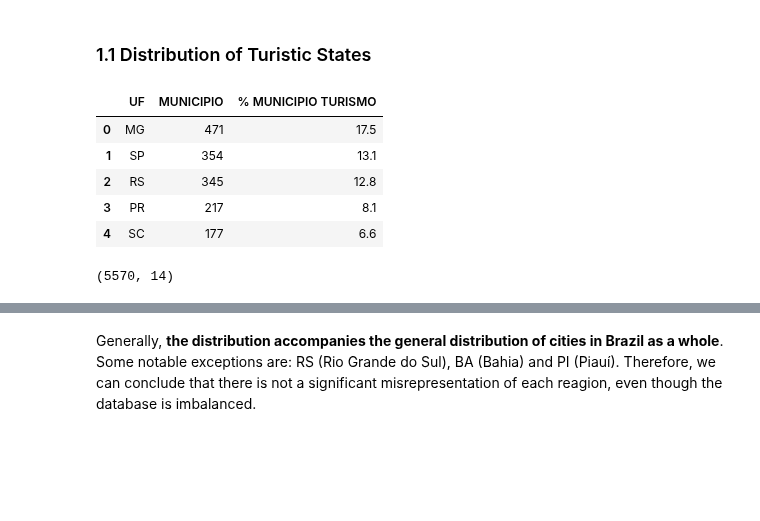
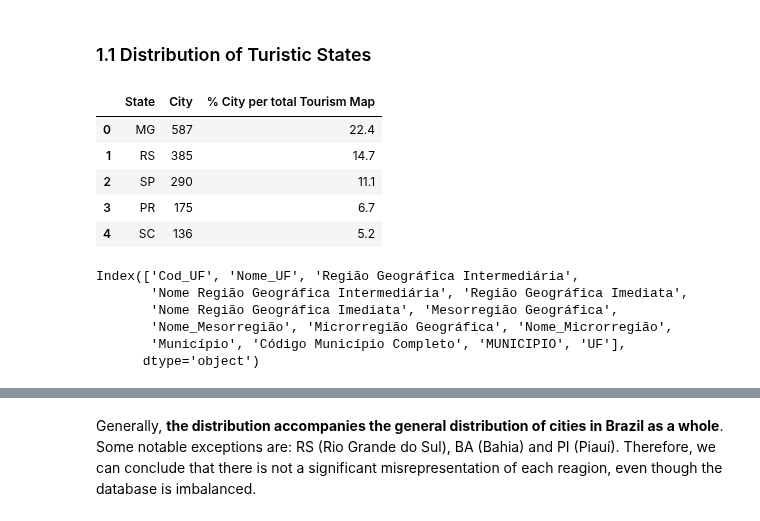
Before and after one commit to juhtolent/Brazil_Tourism, a Jupyter notebook: Exploratory Data Analysis - Tourism.ipynb, the cells around one changed output, grey strips where cells are left out. Saved outputs shown, nothing was run; the diff lists cells and outputs as text; code cells hidden in the pictures; blank space fills up the shorter version.

```diff
--- a/Exploratory Data Analysis - Tourism.ipynb
+++ b/Exploratory Data Analysis - Tourism.ipynb
@@ -12,7 +12,7 @@ import matplotlib.pyplot as plt
 import plotly.express as px
 import seaborn as sns
 # %%
-df = pd.read_excel(r"data\relatorio_categorizacao_2019-portal.xls")
+df = pd.read_excel(r"data\2021_MTur_Categorization.xlsx", header = 3)
 
 df.head()
 # %% [output]
@@ -25,3 +25,14 @@ df.head()
+# %%
+#renaming columns to english
+df.rename({'UF': 'State',
+           'Município': 'City',
+           'Região Turística': 'Tourist Region',
+           'Domésticos': 'Domestic Tourists',
+           'Internacionais': 'International Tourists',
+           'Estabelecimentos': 'Establishments', #Quantity of establishments related to tourism
+           'Empregos':'Jobs', #Quantity of jobs related to tourism
+           'Arrecadação de Impostos': 'Tax Revenue',
+           'Categoria':'Category'}, axis='columns', inplace=True)
 # %%
 #showcasing data types and non-null cells in each column
 df.info()
@@ -51,30 +60,35 @@ All cells have information in them, there isn't a single null object in this dat
 # %%
 #distribution of uf (States) in the 2019 dataset
 
 #creating the pivot_table in which the pie chart will be based on
-df_count_uf = pd.pivot_table(data = df,
-                             values = 'MUNICIPIO',
-                             index = 'UF',
-                             aggfunc='count').sort_values(by='MUNICIPIO',ascending=False).reset_index()
+df_count_state = pd.pivot_table(data = df,
+                             values = 'City',
+                             index = 'State',
+                             aggfunc='count').sort_values(by='City',ascending=False).reset_index()
 
-df_count_uf['% MUNICIPIO TURISMO'] = round((df_count_uf['MUNICIPIO']/df_count_uf['MUNICIPIO'].sum())*100,1)
+df_count_state['% City per total Tourism Map'] = round((df_count_state['City']/df_count_state['City'].sum())*100,1)
 
-df_count_uf.head()
+df_count_state.head()
 # %% [output]
-|  | UF | MUNICIPIO | % MUNICIPIO TURISMO |
-| 0 | MG | 471 | 17.5 |
-| 1 | SP | 354 | 13.1 |
-| 2 | RS | 345 | 12.8 |
-| 3 | PR | 217 | 8.1 |
-| 4 | SC | 177 | 6.6 |
+|  | State | City | % City per total Tourism Map |
+| 0 | MG | 587 | 22.4 |
+| 1 | RS | 385 | 14.7 |
+| 2 | SP | 290 | 11.1 |
+| 3 | PR | 175 | 6.7 |
+| 4 | SC | 136 | 5.2 |
 # %%
 # comparing the distribution in the categorized dataset to that of all brazilian cities
 
-df_munic = pd.read_excel(r"data\RELATORIO_DTB_BRASIL_MUNICIPIO.xls", header = 6)
+df_city_br = pd.read_excel(r"data\BR_code_cities_states.xls", header = 6)
 
-df_munic.shape
+df_city_br.columns
 # %% [output]
-(5570, 14)
+Index(['Cod_UF', 'Nome_UF', 'Região Geográfica Intermediária',
+       'Nome Região Geográfica Intermediária', 'Região Geográfica Imediata',
+       'Nome Região Geográfica Imediata', 'Mesorregião Geográfica',
+       'Nome_Mesorregião', 'Microrregião Geográfica', 'Nome_Microrregião',
+       'Município', 'Código Município Completo', 'MUNICIPIO', 'UF'],
+      dtype='object')
 # %%
 # making a pivot table of the total cities in Brazil
 #in order to compare the distribution of the total turist cities
```
Also changed, not shown: parts of 17 cells of this notebook.
